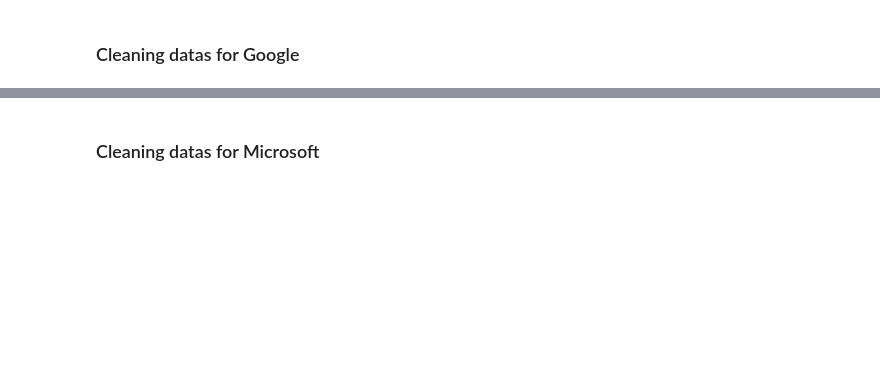
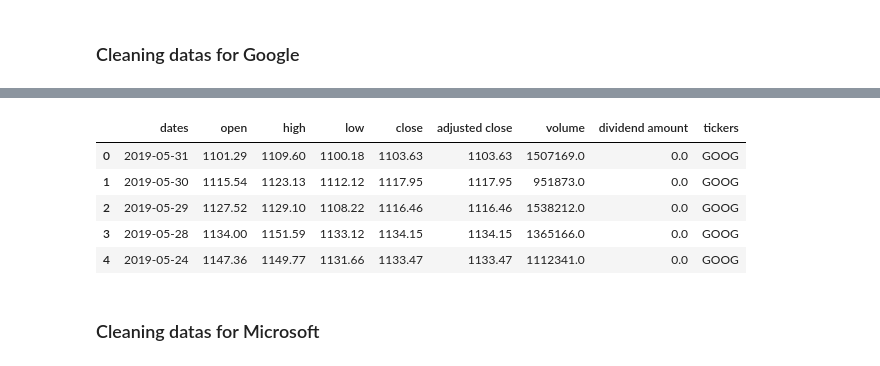
Before and after one commit to jjjacques/Project_III_Proposal, a Jupyter notebook: Codes/alpha_vantage_api1.ipynb, the cells around one changed output, grey strips where cells are left out. Saved outputs shown, nothing was run; the diff lists cells and outputs as text; code cells hidden in the pictures; blank space fills up the shorter version.

```diff
--- a/Codes/alpha_vantage_api1.ipynb
+++ b/Codes/alpha_vantage_api1.ipynb
@@ -206,3 +220,12 @@ df_GOOG_new.head()
+# %%
+pd.read_sql_query('select * from goog_Stock', con=engine).head()
+# %% [output]
+|  | dates | open | high | low | close | adjusted close | volume | dividend amount | tickers |
+| 0 | 2019-05-31 | 1101.29 | 1109.60 | 1100.18 | 1103.63 | 1103.63 | 1507169.0 | 0.0 | GOOG |
+| 1 | 2019-05-30 | 1115.54 | 1123.13 | 1112.12 | 1117.95 | 1117.95 | 951873.0 | 0.0 | GOOG |
+| 2 | 2019-05-29 | 1127.52 | 1129.10 | 1108.22 | 1116.46 | 1116.46 | 1538212.0 | 0.0 | GOOG |
+| 3 | 2019-05-28 | 1134.00 | 1151.59 | 1133.12 | 1134.15 | 1134.15 | 1365166.0 | 0.0 | GOOG |
+| 4 | 2019-05-24 | 1147.36 | 1149.77 | 1131.66 | 1133.47 | 1133.47 | 1112341.0 | 0.0 | GOOG |
 # %% [markdown]
 ### Cleaning datas for Microsoft
 # %%
```
Also changed, not shown: parts of 46 cells of this notebook.
